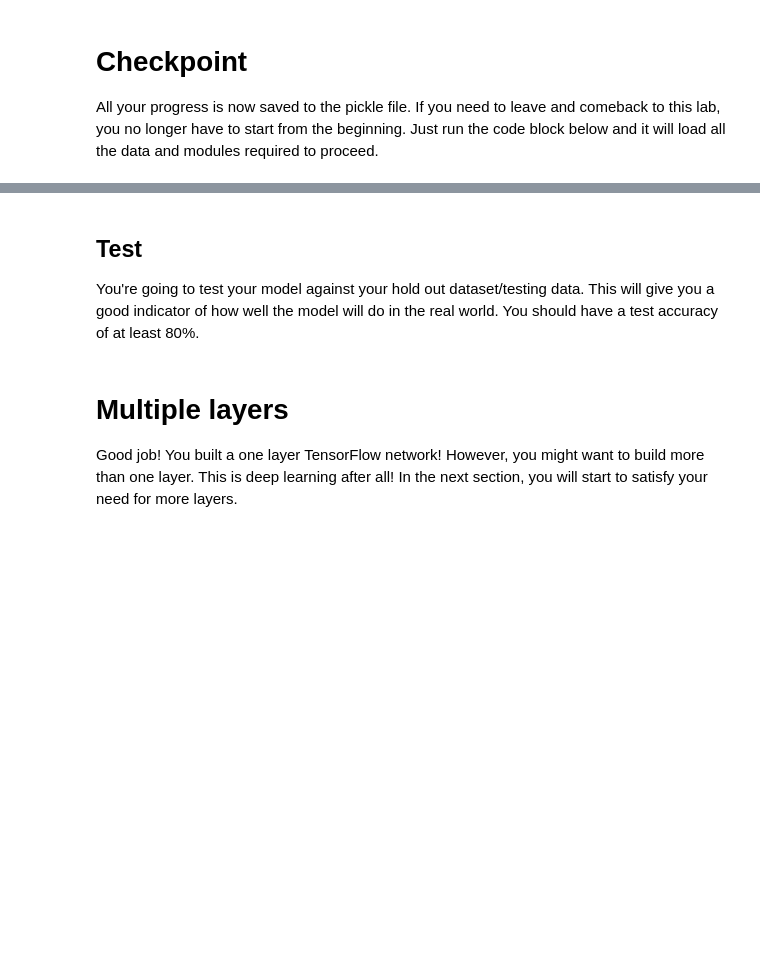
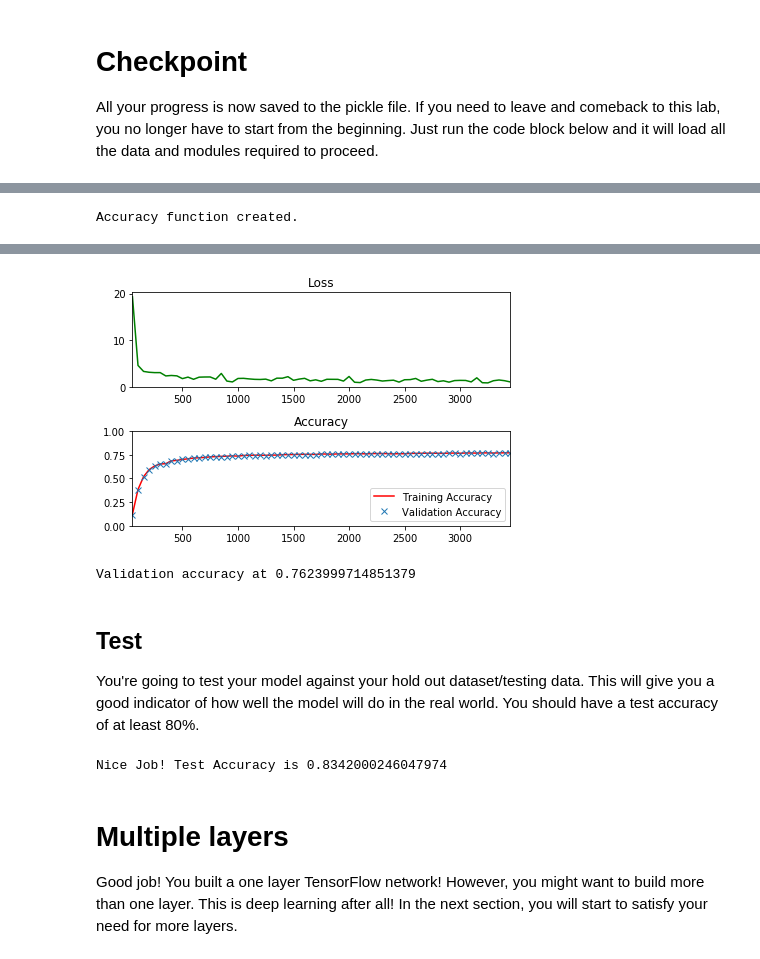
Before and after one commit to bvlbvl/deep-learning, a Jupyter notebook: intro-to-tensorflow/intro_to_tensorflow.ipynb, the cells around one changed output, grey strips where cells are left out. Saved outputs shown, nothing was run; the diff lists cells and outputs as text; code cells hidden in the pictures; blank space fills up the shorter version.

```diff
--- a/intro-to-tensorflow/intro_to_tensorflow.ipynb
+++ b/intro-to-tensorflow/intro_to_tensorflow.ipynb
@@ -132,7 +136,7 @@ def normalize_grayscale(image_data):
     ret = [a + (x-im_min)*(b-a)/(im_max-im_min) for x in image_data]
     return ret
 
-
+is_features_normal = False
 
 ### DON'T MODIFY ANYTHING BELOW ###
 # Test Cases
@@ -276,12 +311,12 @@ features_count = 784
 labels_count = 10
 
 # TODO: Set the features and labels tensors
-# features =
-# labels =
+features = tf.placeholder(tf.float32, [None, 784], "Placeholder_features")
+labels =   tf.placeholder(tf.float32, [None, 10], "Placeholder_labels")
 
 # TODO: Set the weights and biases tensors
-# weights =
-# biases =
+weights = tf.Variable(tf.truncated_normal([784,10]))
+biases = tf.Variable(tf.zeros([10]))
 
 
 
@@ -344,6 +389,8 @@ is_correct_prediction = tf.equal(tf.argmax(prediction, 1), tf.argmax(labels, 1))
 accuracy = tf.reduce_mean(tf.cast(is_correct_prediction, tf.float32))
 
 print('Accuracy function created.')
+# %% [output]
+Accuracy function created.
 # %% [markdown]
 <img src="image/Learn_Rate_Tune_Image.png" style="height: 70%;width: 70%">
 ## Problem 3
@@ -377,8 +424,8 @@ The code will print out a Loss and Accuracy graph, so you can see how well the n
 batch_size = 128
 
 # TODO: Find the best parameters for each configuration
-# epochs =
-# learning_rate =
+epochs = 3
+learning_rate = 0.1
 
 
 
@@ -421,33 +468,36 @@ with tf.Session() as session:
             if not batch_i % log_batch_step:
                 # Calculate Training and Validation accuracy
                 training_accuracy = session.run(accuracy, feed_dict=train_feed_dict)
                 validation_accuracy = session.run(accuracy, feed_dict=valid_feed_dict)
 
                 # Log batches
                 previous_batch = batches[-1] if batches else 0
                 batches.append(log_batch_step + previous_batch)
                 loss_batch.append(l)
                 train_acc_batch.append(training_accuracy)
                 valid_acc_batch.append(validation_accuracy)
 
         # Check accuracy against Validation data
         validation_accuracy = session.run(accuracy, feed_dict=valid_feed_dict)
 
 loss_plot = plt.subplot(211)
 loss_plot.set_title('Loss')
 loss_plot.plot(batches, loss_batch, 'g')
 loss_plot.set_xlim([batches[0], batches[-1]])
 acc_plot = plt.subplot(212)
 acc_plot.set_title('Accuracy')
 acc_plot.plot(batches, train_acc_batch, 'r', label='Training Accuracy')
 acc_plot.plot(batches, valid_acc_batch, 'x', label='Validation Accuracy')
 acc_plot.set_ylim([0, 1.0])
 acc_plot.set_xlim([batches[0], batches[-1]])
 acc_plot.legend(loc=4)
 plt.tight_layout()
 plt.show()
 
 print('Validation accuracy at {}'.format(validation_accuracy))
+# %% [output]
+[figure, added]
+Validation accuracy at 0.7623999714851379
 # %% [markdown]
 ## Test
 You're going to test your model against your hold out dataset/testing data.  This will give you a good indicator of how well the model will do in the real world.  You should have a test accuracy of at least 80%.
@@ -482,6 +532,8 @@ with tf.Session() as session:
 
 assert test_accuracy >= 0.80, 'Test accuracy at {}, should be equal to or greater than 0.80'.format(test_accuracy)
 print('Nice Job! Test Accuracy is {}'.format(test_accuracy))
+# %% [output]
+Nice Job! Test Accuracy is 0.8342000246047974
 # %% [markdown]
 # Multiple layers
 Good job!  You built a one layer TensorFlow network!  However, you might want to build more than one layer.  This is deep learning after all!  In the next section, you will start to satisfy your need for more layers.
```
Also changed, not shown: parts of 7 cells of this notebook.
